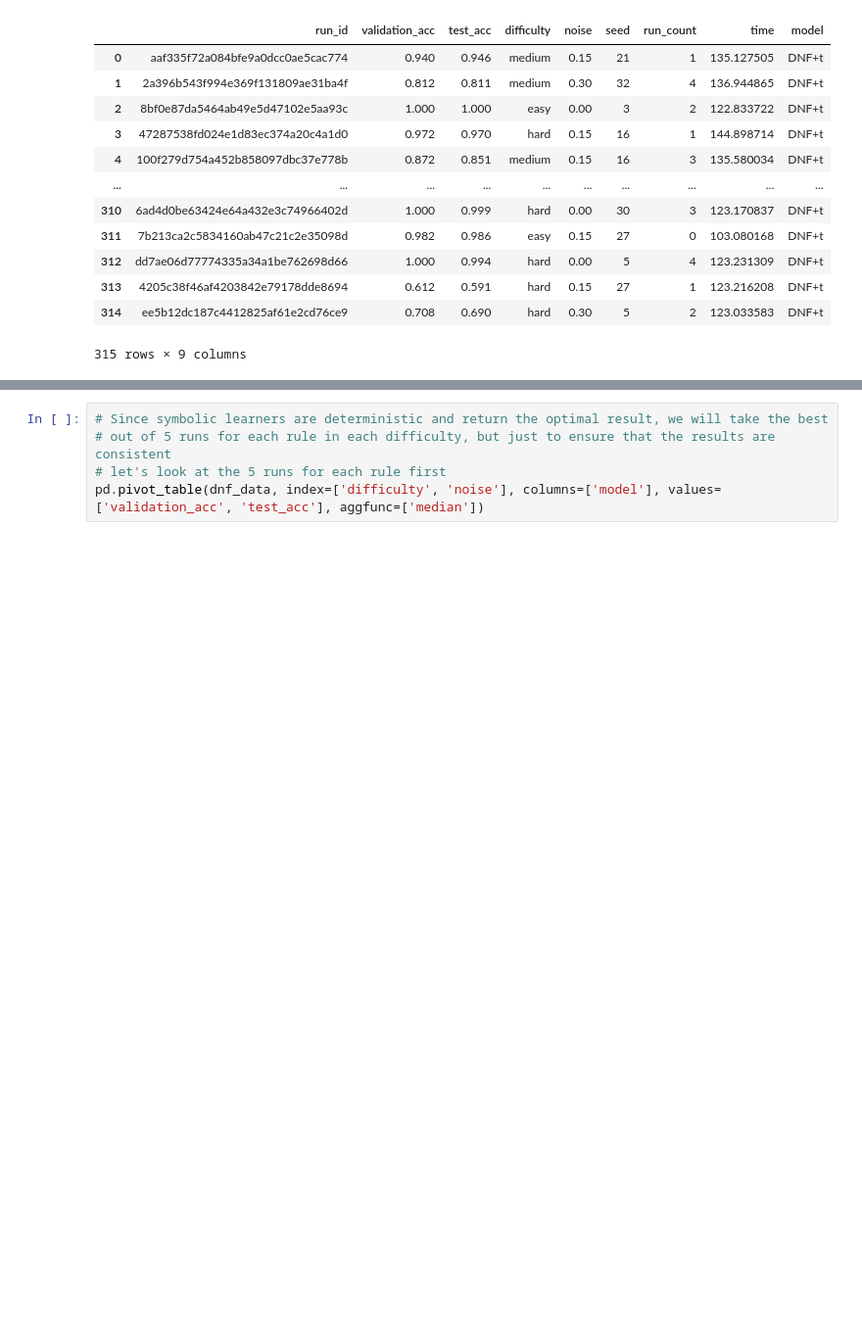
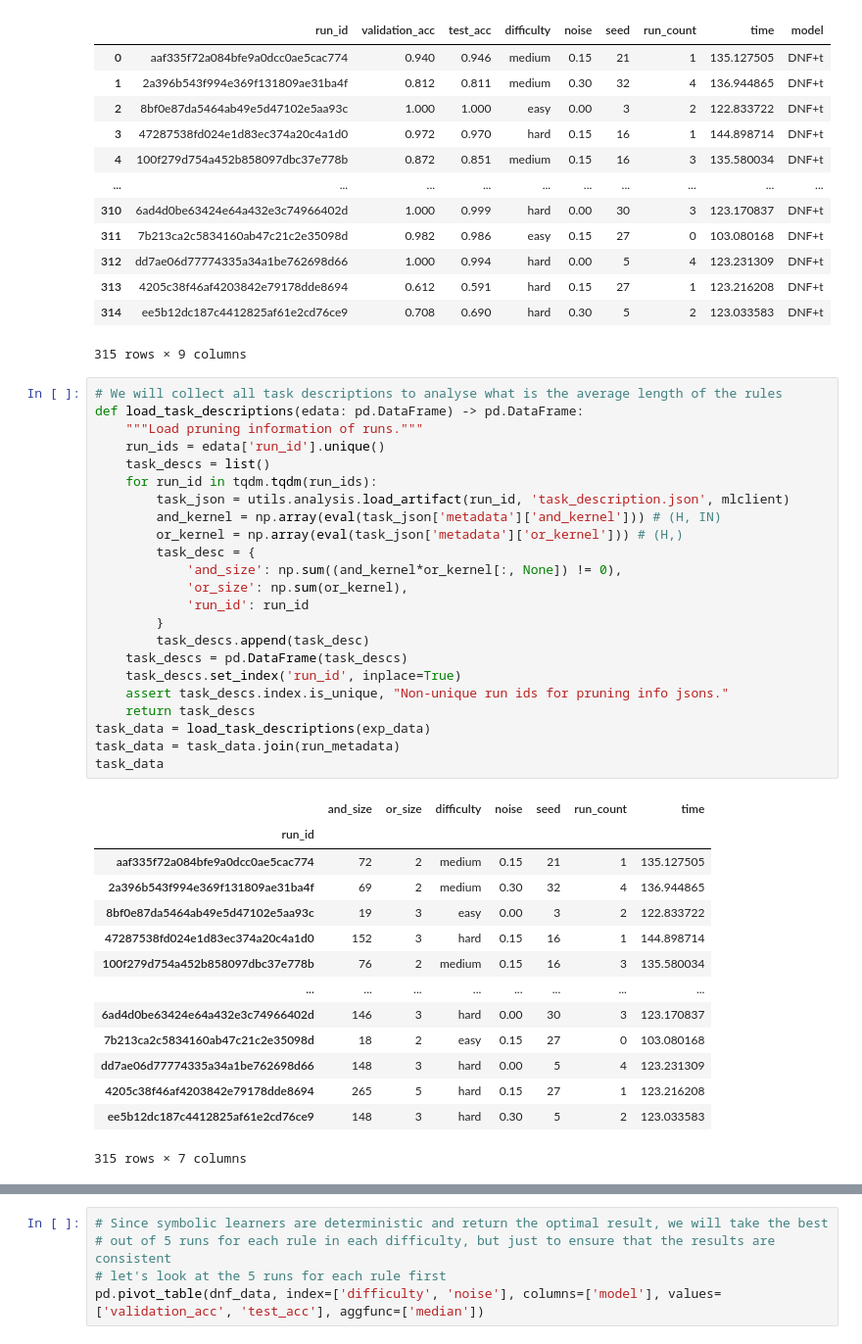
Before and after one commit to nuric/pix2rule, a Jupyter notebook: analyse_gendnf.ipynb, the cells around one changed output, grey strips where cells are left out. Shown: that part at 98% size. Drawn from its saved outputs; the diff is of its cells as text; blank space fills up the shorter version.

Commit message:
Add average rule length analysis to gendnf notebook

```diff
--- a/analyse_gendnf.ipynb
+++ b/analyse_gendnf.ipynb
@@ -184,3 +184,41 @@ pruning_data
 | 313 | 4205c38f46af4203842e79178dde8694 | 0.612 | 0.591 | hard | 0.15 | 27 | 1 | 123.216208 | DNF+t |
 | 314 | ee5b12dc187c4412825af61e2cd76ce9 | 0.708 | 0.690 | hard | 0.30 | 5 | 2 | 123.033583 | DNF+t |
 315 rows × 9 columns
+# %%
+# We will collect all task descriptions to analyse what is the average length of the rules
+def load_task_descriptions(edata: pd.DataFrame) -> pd.DataFrame:
+    """Load pruning information of runs."""
+    run_ids = edata['run_id'].unique()
+    task_descs = list()
+    for run_id in tqdm.tqdm(run_ids):
+        task_json = utils.analysis.load_artifact(run_id, 'task_description.json', mlclient)
+        and_kernel = np.array(eval(task_json['metadata']['and_kernel'])) # (H, IN)
+        or_kernel = np.array(eval(task_json['metadata']['or_kernel'])) # (H,)
+        task_desc = {
+            'and_size': np.sum((and_kernel*or_kernel[:, None]) != 0),
+            'or_size': np.sum(or_kernel),
+            'run_id': run_id
+        }
+        task_descs.append(task_desc)
+    task_descs = pd.DataFrame(task_descs)
+    task_descs.set_index('run_id', inplace=True)
+    assert task_descs.index.is_unique, "Non-unique run ids for pruning info jsons."
+    return task_descs
+task_data = load_task_descriptions(exp_data)
+task_data = task_data.join(run_metadata)
+task_data
+# %% [output]
+|  | and_size | or_size | difficulty | noise | seed | run_count | time |
+| run_id |  |  |  |  |  |  |  |
+| aaf335f72a084bfe9a0dcc0ae5cac774 | 72 | 2 | medium | 0.15 | 21 | 1 | 135.127505 |
+| 2a396b543f994e369f131809ae31ba4f | 69 | 2 | medium | 0.30 | 32 | 4 | 136.944865 |
+| 8bf0e87da5464ab49e5d47102e5aa93c | 19 | 3 | easy | 0.00 | 3 | 2 | 122.833722 |
+| 47287538fd024e1d83ec374a20c4a1d0 | 152 | 3 | hard | 0.15 | 16 | 1 | 144.898714 |
+| 100f279d754a452b858097dbc37e778b | 76 | 2 | medium | 0.15 | 16 | 3 | 135.580034 |
+| ... | ... | ... | ... | ... | ... | ... | ... |
+| 6ad4d0be63424e64a432e3c74966402d | 146 | 3 | hard | 0.00 | 30 | 3 | 123.170837 |
+| 7b213ca2c5834160ab47c21c2e35098d | 18 | 2 | easy | 0.15 | 27 | 0 | 103.080168 |
+| dd7ae06d77774335a34a1be762698d66 | 148 | 3 | hard | 0.00 | 5 | 4 | 123.231309 |
+| 4205c38f46af4203842e79178dde8694 | 265 | 5 | hard | 0.15 | 27 | 1 | 123.216208 |
+| ee5b12dc187c4412825af61e2cd76ce9 | 148 | 3 | hard | 0.30 | 5 | 2 | 123.033583 |
+315 rows × 7 columns
```
Also changed, not shown: parts of 2 cells of this notebook.
